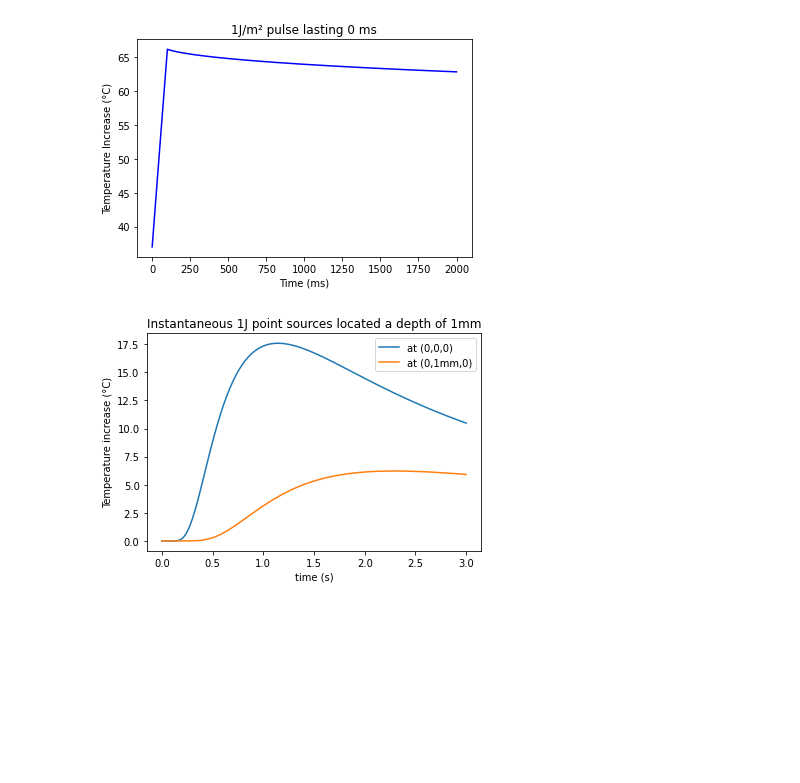
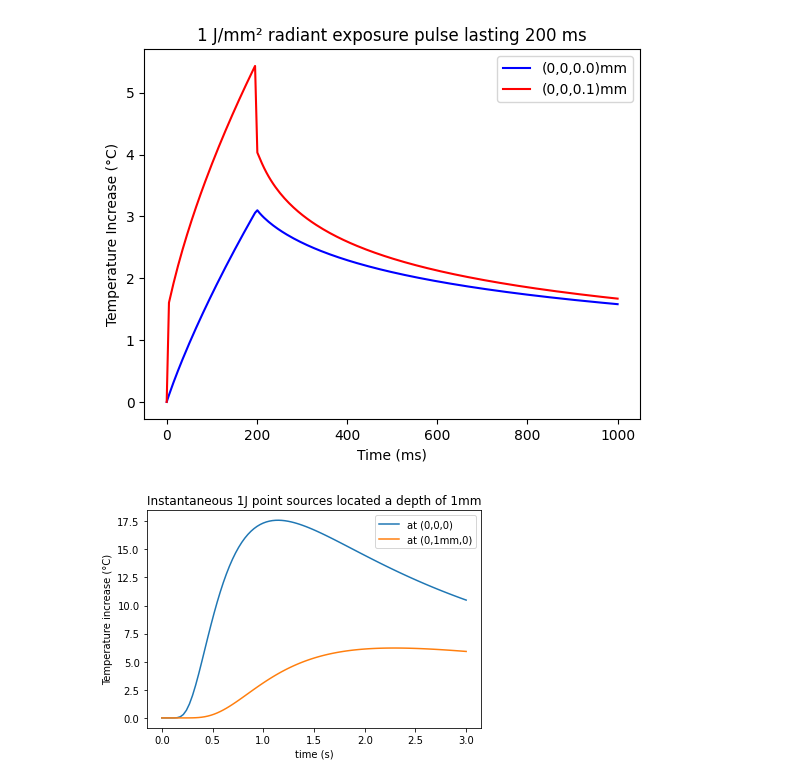
Before and after one commit to scottprahl/grheat, a Jupyter notebook: docs/absorber.ipynb, the cells around one changed output. Cells and saved outputs as stored; diff of their text form; code cells hidden in the pictures; blank space fills up the shorter version.

```diff
--- a/docs/planar_irradiation.ipynb
+++ b/docs/absorber.ipynb
@@ -3,31 +29,30 @@ import grheat
 import numpy as np
 import matplotlib.pyplot as plt
 # %%
-t = np.linspace(0, 2000, 1000) / 1000   # seconds
-mua = 0.25 * 1000                     # 1/m
-z = 0                                 # meters
-t_pulse = 0.100                       # seconds
+mua = 4 * 1000               # 1/m  (1mm⁻¹ = 1000m⁻¹)
+medium = grheat.Absorber(mua)
+t = np.linspace(0, 1, 200)   # seconds
+t_pulse = 0.200              # seconds
 
-medium = grheat.Absorber(mua)
+z = 0                        # meters
 T = medium.pulsed(z, t, t_pulse)      # 1 J/m^2
-T *= 1e6                              # 1 J/mm^2
-T += 37                               # add initial temperature
+T *= 1e4                              # 10 mJ/mm^2
 
-plt.plot(t * 1000, T, color='blue')
+plt.plot(t * 1000, T, color='blue', label="(0,0,%.1f)mm"%(1000*z))
 
-z = 0.5
+z = 0.0001
 T = medium.pulsed(z, t, t_pulse)      # 1 J/m^2
-T *= 1e6                              # 1 J/mm^2
-T += 37                               # add initial temperature
+T *= 1e4                              # 10 mJ/mm^2
 
-plt.plot(t * 1000, T, color='red')
+plt.plot(t * 1000, T, color='red', label="(0,0,%.1f)mm"%(1000*z))
 
 plt.xlabel("Time (ms)")
 plt.ylabel("Temperature Increase (°C)")
-plt.title("1J/m² pulse lasting %.0f ms" % t_pulse)
+plt.title("1 J/mm² radiant exposure pulse lasting %.0f ms" % (t_pulse * 1000))
+plt.legend()
 plt.show()
 # %% [output]
-[figure, old version]
+[figure, new version]
 # %%
 point = grheat.Point(0, 0, 0.001)
 t = np.linspace(0,3,100)
```
Also changed, not shown: parts of 1 cell of this notebook, 5 other files.
